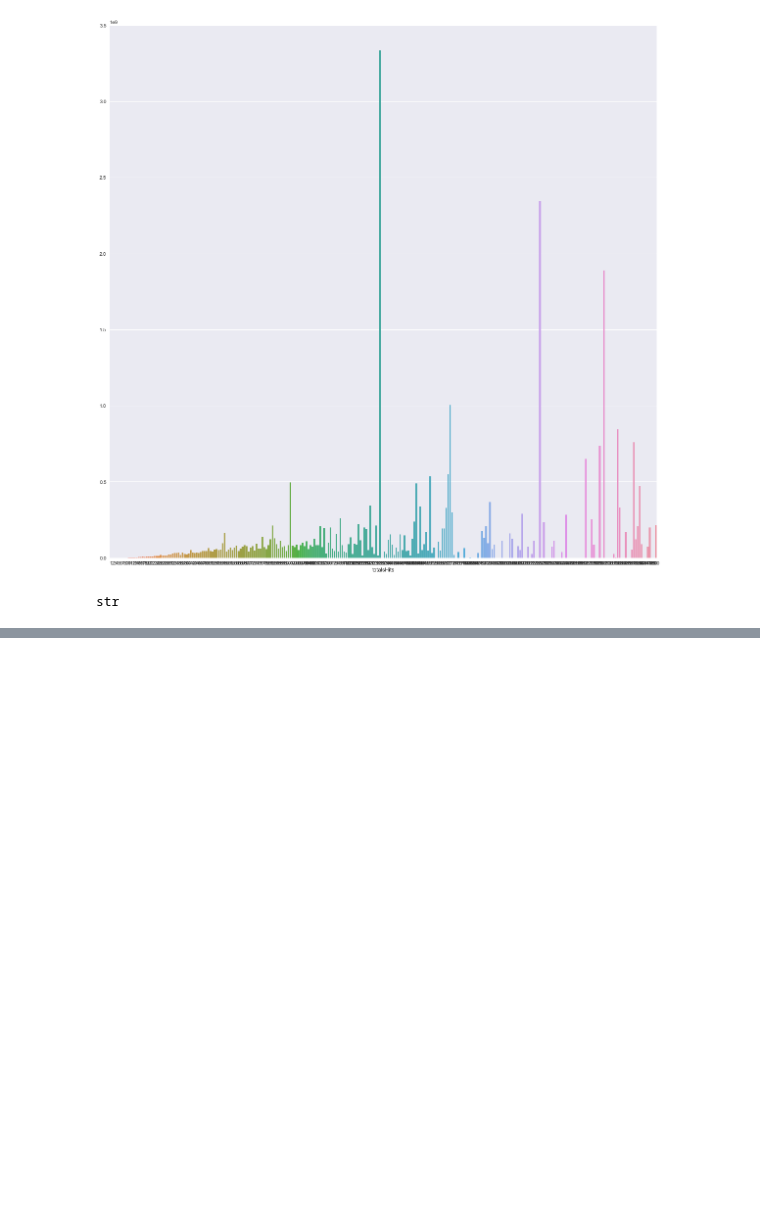
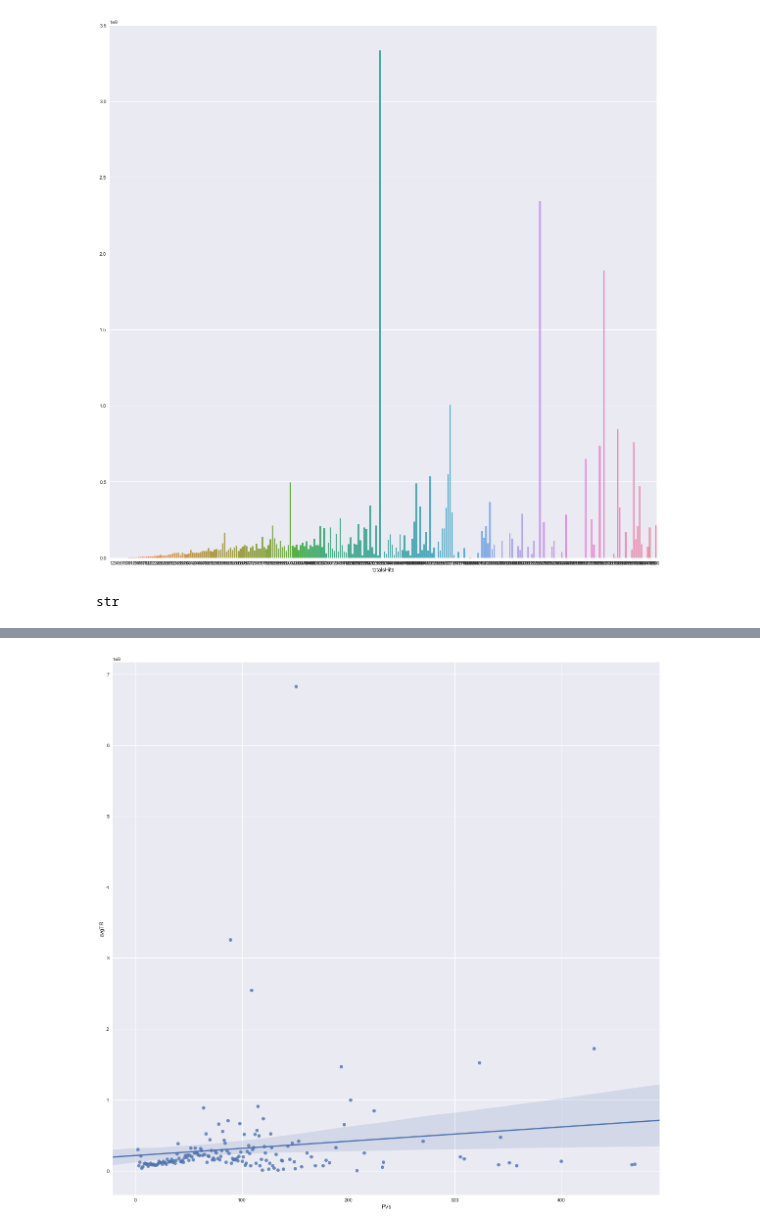
Before and after one commit to kfa408/GoogleAnalyticsCustomerRevenue, a Jupyter notebook: Explore.ipynb, the cells around one changed output, grey strips where cells are left out. Cells and saved outputs as stored; diff of their text form; code cells hidden in the pictures; blank space fills up the shorter version.

```diff
--- a/Explore.ipynb
+++ b/Explore.ipynb
@@ -422,0 +540,11 @@ str
+# %%
+dfhastr = df[(df.totalsTR != 0)]
+# %%
+PVVsTRhastr = dfhastr.groupby(['totalsPV']).totalsTR.mean()
+# %%
+PVvTRhastrdf = pd.DataFrame(dict(PVs=PVVsTRhastr.index, avgTR=PVVsTRhastr.values))
+plt.subplots(figsize=(20,20))
+sns.regplot(x='PVs', y='avgTR', data=PVvTRhastrdf)
+show()
+# %% [output]
+[figure, added]
```
Also changed, not shown: parts of 32 cells of this notebook.
